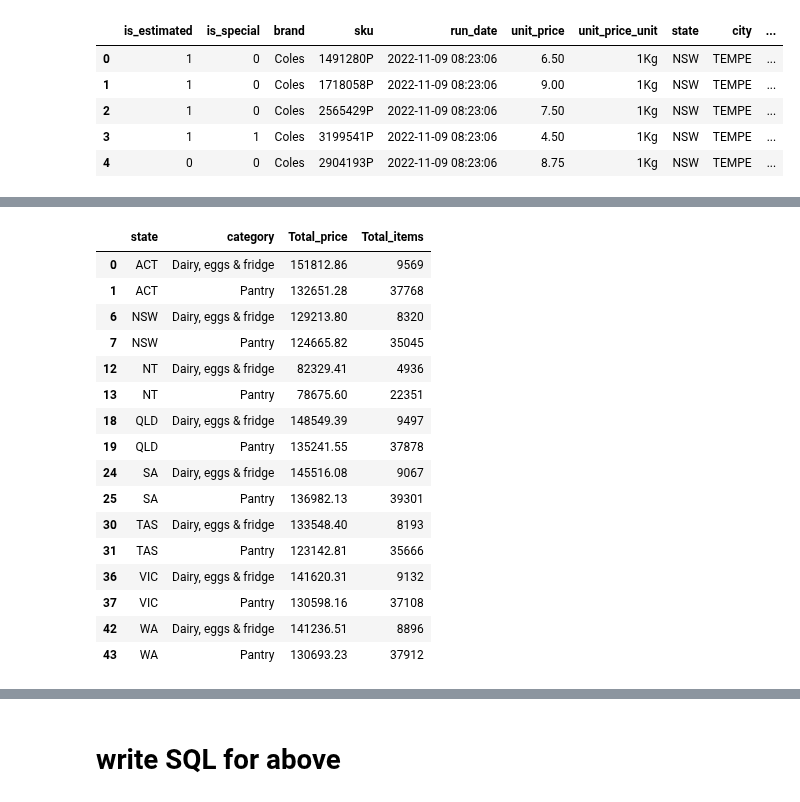
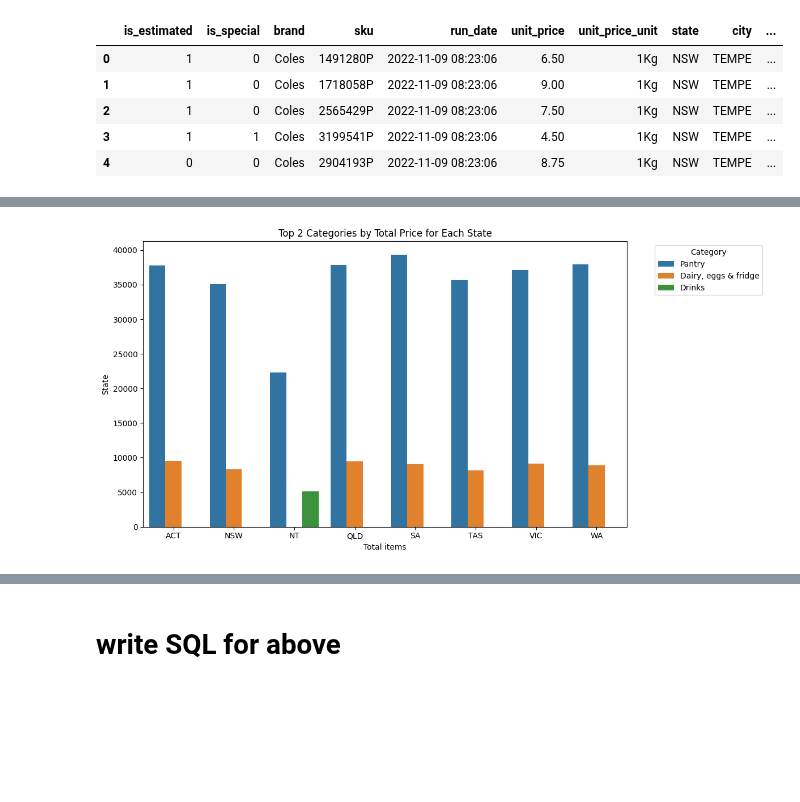
Before and after one commit to binayakhadka/grocery-retail-analytics, a Jupyter notebook: aus.ipynb, the cells around one changed output, grey strips where cells are left out. Cells and saved outputs as stored; diff of their text form; code cells hidden in the pictures; blank space fills up the shorter version.

```diff
--- a/aus.ipynb
+++ b/aus.ipynb
@@ -248,29 +259,24 @@ plt.show()
-# %%
-# For each state, pick top 2 rows by Total_price
-top2_price = (
-    df_grouped.sort_values(['state', 'Total_price'], ascending=[True, False])
-              .groupby('state')
-              .head(2)
-)
-top2_price
-# %% [output]
-|  | state | category | Total_price | Total_items |
-| 0 | ACT | Dairy, eggs & fridge | 151812.86 | 9569 |
-| 1 | ACT | Pantry | 132651.28 | 37768 |
-| 6 | NSW | Dairy, eggs & fridge | 129213.80 | 8320 |
-| 7 | NSW | Pantry | 124665.82 | 35045 |
-| 12 | NT | Dairy, eggs & fridge | 82329.41 | 4936 |
-| 13 | NT | Pantry | 78675.60 | 22351 |
-| 18 | QLD | Dairy, eggs & fridge | 148549.39 | 9497 |
-| 19 | QLD | Pantry | 135241.55 | 37878 |
-| 24 | SA | Dairy, eggs & fridge | 145516.08 | 9067 |
-| 25 | SA | Pantry | 136982.13 | 39301 |
-| 30 | TAS | Dairy, eggs & fridge | 133548.40 | 8193 |
-| 31 | TAS | Pantry | 123142.81 | 35666 |
-| 36 | VIC | Dairy, eggs & fridge | 141620.31 | 9132 |
-| 37 | VIC | Pantry | 130598.16 | 37108 |
-| 42 | WA | Dairy, eggs & fridge | 141236.51 | 8896 |
-| 43 | WA | Pantry | 130693.23 | 37912 |
+# %%
+import seaborn as sns
+import matplotlib.pyplot as plt
+
+plt.figure(figsize=(12,6))
+sns.barplot(
+    data=top2_items,
+    x='state',
+    y='Total_items',
+    hue='category',
+
+)
+
+plt.title("Top 2 Categories by Total Price for Each State")
+plt.xlabel("Total items")
+plt.ylabel("State")
+plt.legend(title="Category", bbox_to_anchor=(1.05, 1), loc='upper left')
+plt.tight_layout()
+plt.show()
+# %% [output]
+[figure, added]
 # %%
 fig, axes = plt.subplots(1, 2, figsize=(16,6), sharey=True)
 
```
Also changed, not shown: parts of 6 cells of this notebook.
